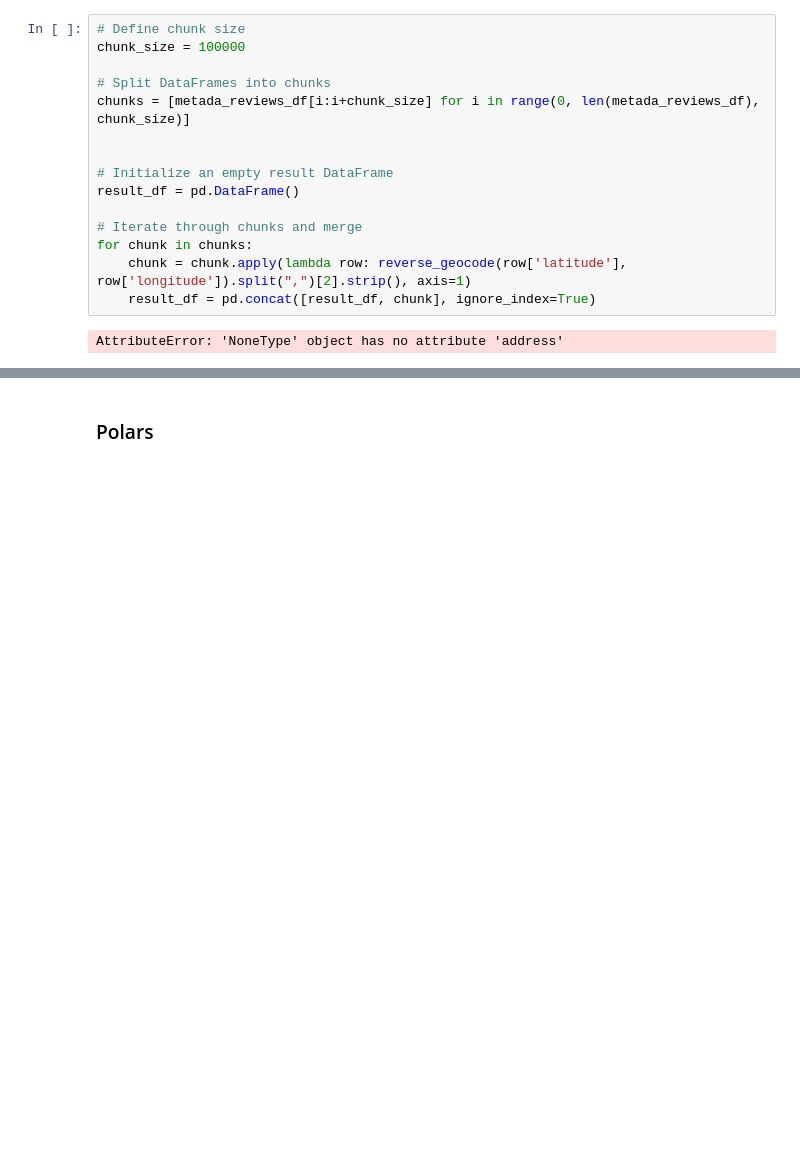
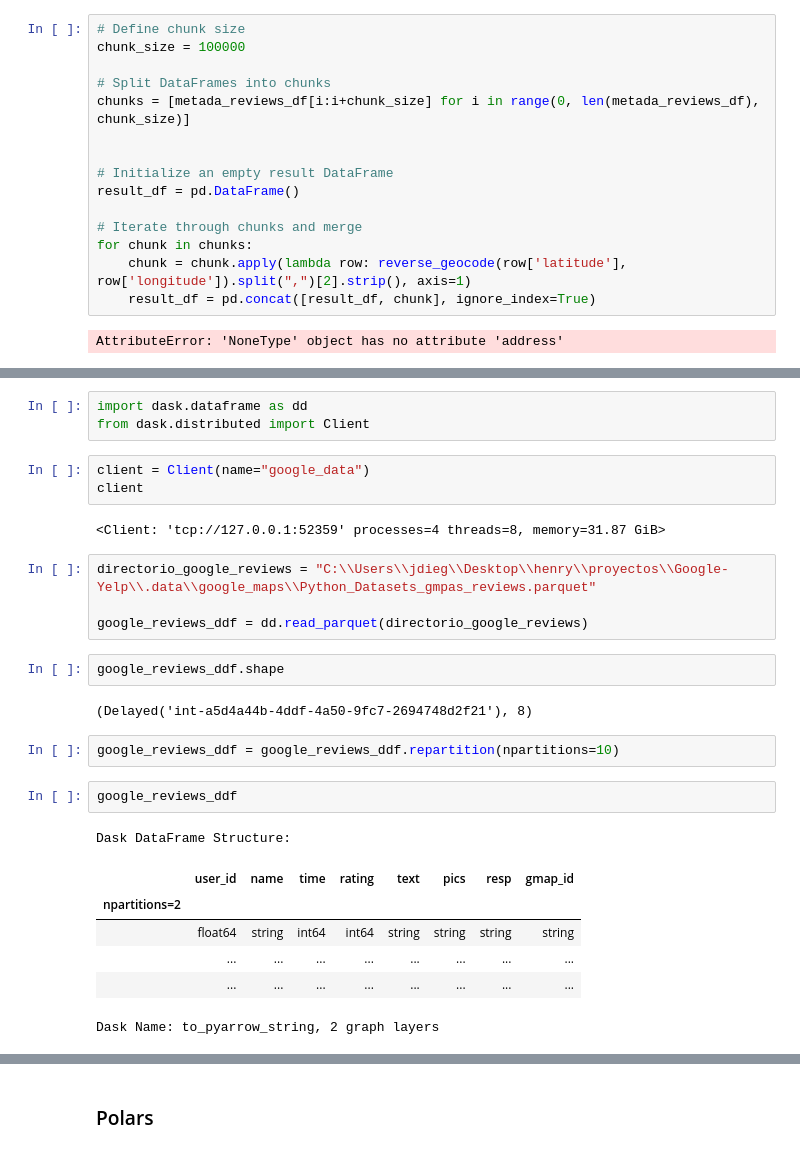
Before and after one commit to melodiromero/Google-Yelp, a Jupyter notebook: Sprint-1/Yelp/etl_eda.ipynb, the cells around one changed output, grey strips where cells are left out. Cells and saved outputs as stored; diff of their text form; blank space fills up the shorter version.

```diff
--- a/Sprint-1/Yelp/etl_eda.ipynb
+++ b/Sprint-1/Yelp/etl_eda.ipynb
@@ -310,0 +361,28 @@ AttributeError: 'NoneType' object has no attribute 'address'
+# %%
+import dask.dataframe as dd
+from dask.distributed import Client
+# %%
+client = Client(name="google_data")
+client
+# %% [output]
+<Client: 'tcp://127.0.0.1:52359' processes=4 threads=8, memory=31.87 GiB>
+# %%
+directorio_google_reviews = "C:\\Users\\jdieg\\Desktop\\henry\\proyectos\\Google-Yelp\\.data\\google_maps\\Python_Datasets_gmpas_reviews.parquet"
+
+google_reviews_ddf = dd.read_parquet(directorio_google_reviews)
+# %%
+google_reviews_ddf.shape
+# %% [output]
+(Delayed('int-a5d4a44b-4ddf-4a50-9fc7-2694748d2f21'), 8)
+# %%
+google_reviews_ddf = google_reviews_ddf.repartition(npartitions=10)
+# %%
+google_reviews_ddf
+# %% [output]
+Dask DataFrame Structure:
+|  | user_id | name | time | rating | text | pics | resp | gmap_id |
+| npartitions=2 |  |  |  |  |  |  |  |  |
+|  | float64 | string | int64 | int64 | string | string | string | string |
+|  | ... | ... | ... | ... | ... | ... | ... | ... |
+|  | ... | ... | ... | ... | ... | ... | ... | ... |
+Dask Name: to_pyarrow_string, 2 graph layers
```
Also changed, not shown: parts of 38 cells of this notebook.
